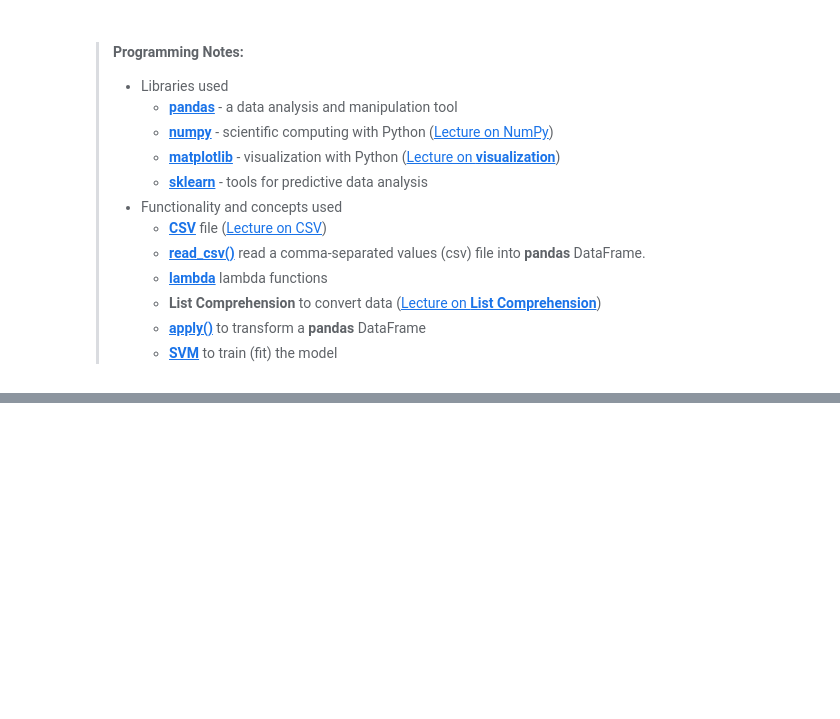
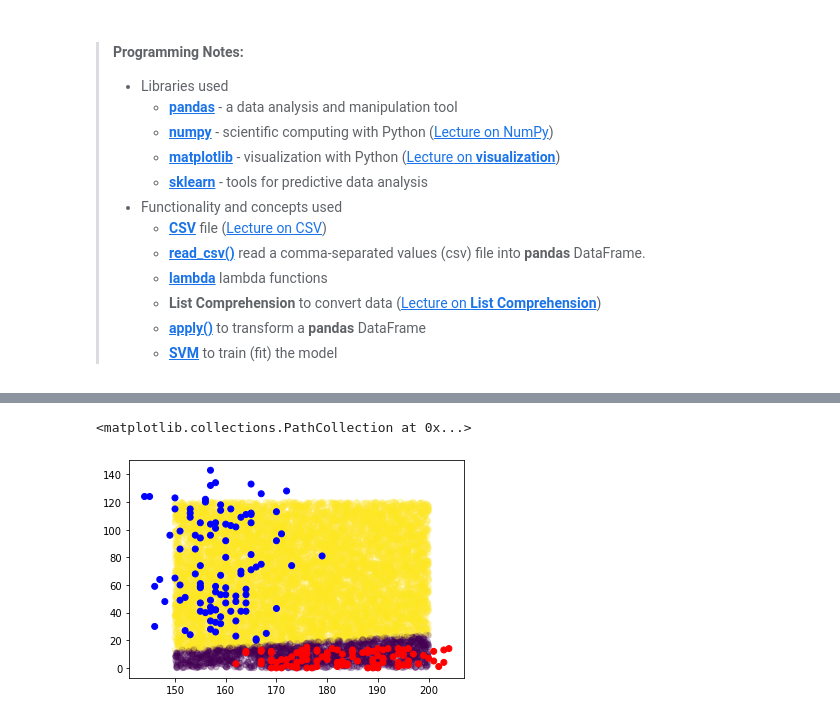
Before and after one commit to adel-nouar/ML_with_Rune, a Jupyter notebook: 02 - Lesson - Support-Vector Machines (SVM).ipynb, the cells around one changed output, grey strips where cells are left out. Drawn from its saved outputs; the diff is of its cells as text; code cells hidden in the pictures; blank space fills up the shorter version.

```diff
--- a/02 - Lesson - Support-Vector Machines (SVM).ipynb
+++ b/02 - Lesson - Support-Vector Machines (SVM).ipynb
@@ -36,0 +77,4 @@
+# %%
+X = data[['Height', 'Hair length']]
+y = data['Gender']
+y = np.array([0 if gender == 'M' else 1 for gender in y])
@@ -37,2 +86,16 @@
+# %%
+X_test = np.random.rand(10000, 2)
+X_test = X_test*(50, 120) + (150, 0)
+
+y_pred = clf.predict(X_test)
+# %%
+fig, ax = plt.subplots()
+
+ax.scatter(x = X_test[:,0], y=X_test[:,1], c=y_pred, alpha=.25)
+y_color = ['r' if value == 0 else 'b' for value in y]
+ax.scatter(x=X['Height'], y=X['Hair length'], c=y_color)
+# %% [output]
+<matplotlib.collections.PathCollection at 0x...>
+[figure, added]
 # %%
 # %% [output]
```
Also changed, not shown: parts of 12 cells of this notebook.
